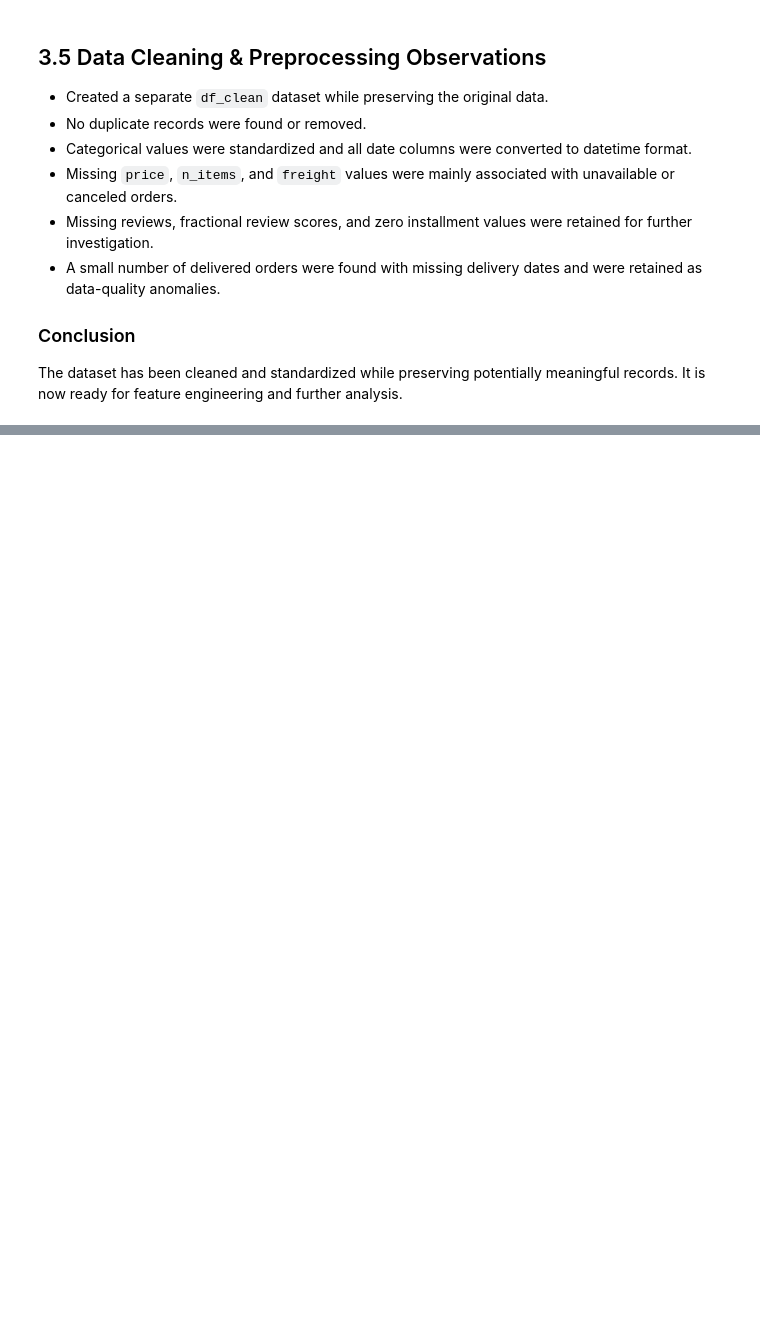
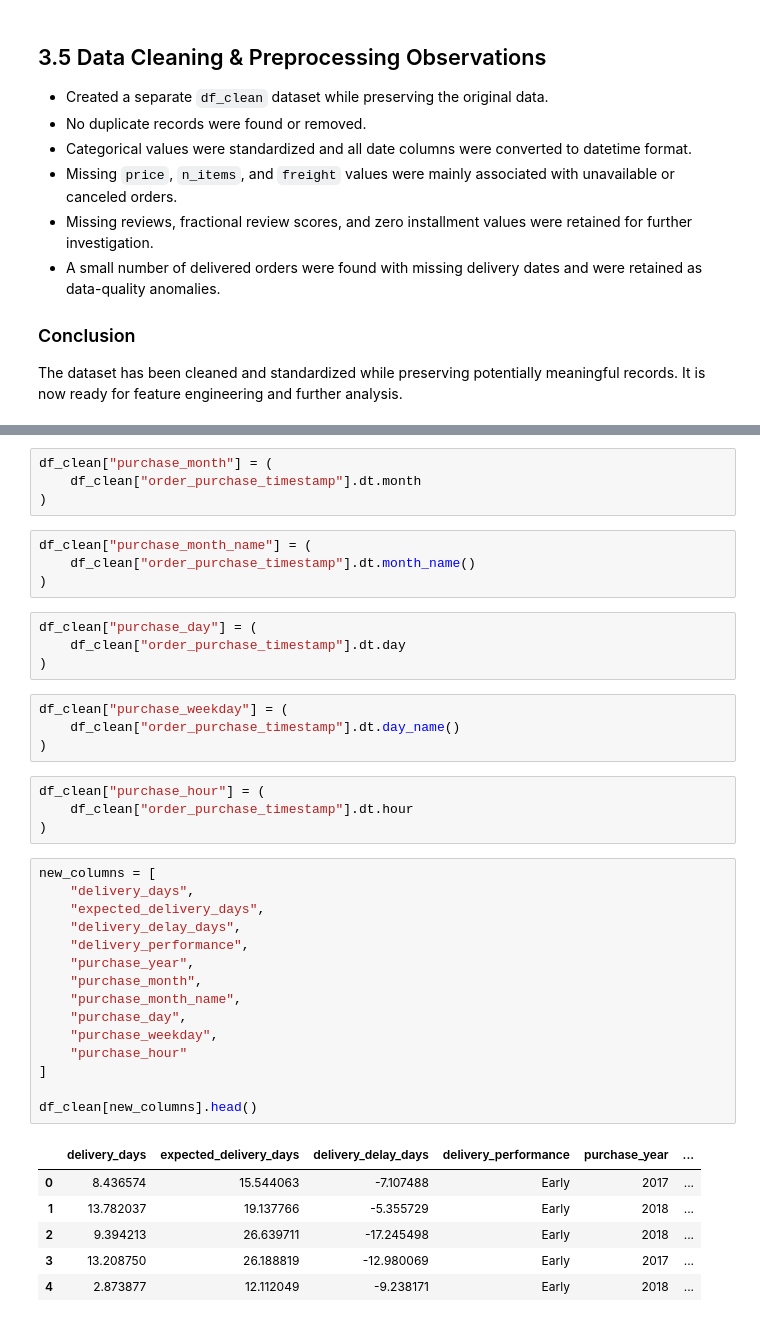
Before and after one commit to PranjaliSBidwe/E-Commerce_Sales_Customer_Behavior_Analysis, a Jupyter notebook: 01_data_understanding.ipynb, the cells around one changed output, grey strips where cells are left out. Saved outputs shown, nothing was run; the diff lists cells and outputs as text; blank space fills up the shorter version.

```diff
--- a/01_data_understanding.ipynb
+++ b/01_data_understanding.ipynb
@@ -831,0 +939,42 @@ The dataset has been cleaned and standardized while preserving potentially meani
+# %%
+df_clean["purchase_month"] = (
+    df_clean["order_purchase_timestamp"].dt.month
+)
+# %%
+df_clean["purchase_month_name"] = (
+    df_clean["order_purchase_timestamp"].dt.month_name()
+)
+# %%
+df_clean["purchase_day"] = (
+    df_clean["order_purchase_timestamp"].dt.day
+)
+# %%
+df_clean["purchase_weekday"] = (
+    df_clean["order_purchase_timestamp"].dt.day_name()
+)
+# %%
+df_clean["purchase_hour"] = (
+    df_clean["order_purchase_timestamp"].dt.hour
+)
+# %%
+new_columns = [
+    "delivery_days",
+    "expected_delivery_days",
+    "delivery_delay_days",
+    "delivery_performance",
+    "purchase_year",
+    "purchase_month",
+    "purchase_month_name",
+    "purchase_day",
+    "purchase_weekday",
+    "purchase_hour"
+]
+
+df_clean[new_columns].head()
+# %% [output]
+|  | delivery_days | expected_delivery_days | delivery_delay_days | delivery_performance | purchase_year | ... |
+| 0 | 8.436574 | 15.544063 | -7.107488 | Early | 2017 | ... |
+| 1 | 13.782037 | 19.137766 | -5.355729 | Early | 2018 | ... |
+| 2 | 9.394213 | 26.639711 | -17.245498 | Early | 2018 | ... |
+| 3 | 13.208750 | 26.188819 | -12.980069 | Early | 2017 | ... |
+| 4 | 2.873877 | 12.112049 | -9.238171 | Early | 2018 | ... |
```
Also changed, not shown: parts of 23 cells of this notebook.
